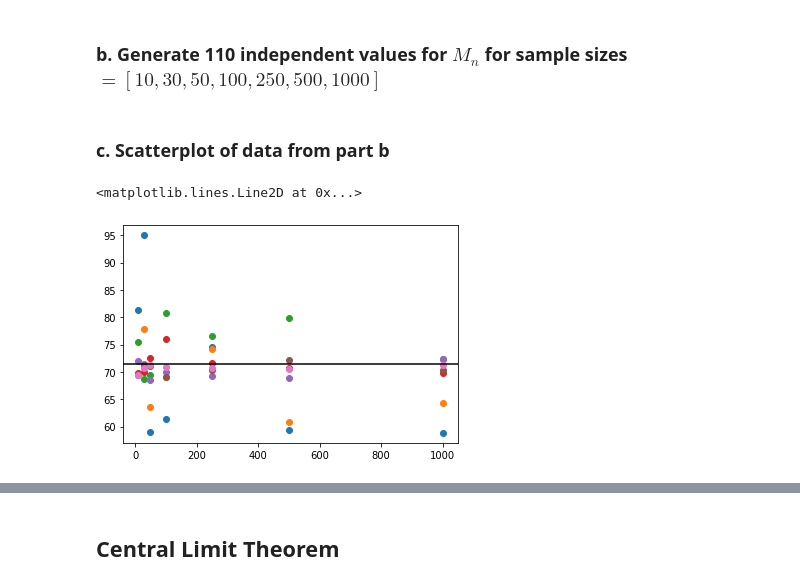
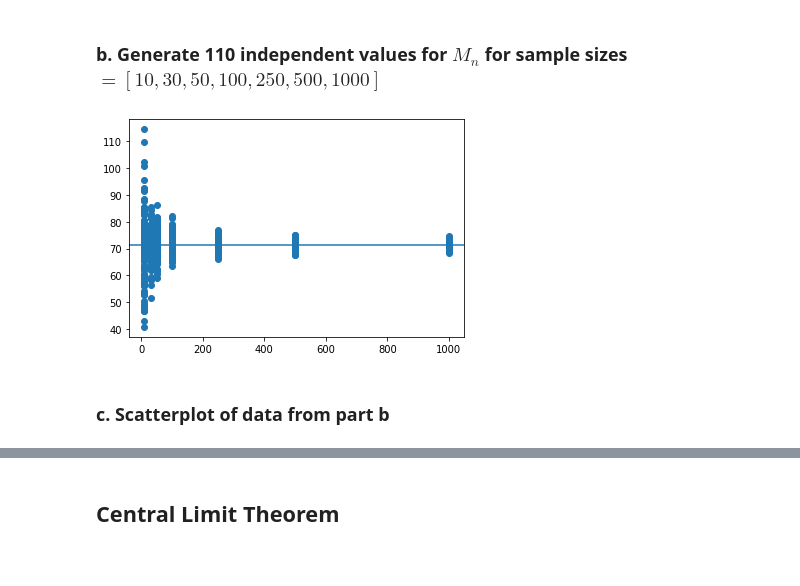
Before and after one commit to JoshuaTapp/APMA3100-Probability, a Jupyter notebook: APMA3100_project3.ipynb, the cells around one changed output, grey strips where cells are left out. Drawn from its saved outputs; the diff is of its cells as text; code cells hidden in the pictures.

Commit message:
Mn scatterplot correct

```diff
--- a/APMA3100_project3.ipynb
+++ b/APMA3100_project3.ipynb
@@ -69,17 +86,25 @@ for x in sampleSizes:
+# %%
+
+# arrays to store n values and sample means
+ns = np.empty(770) # n values
+ms = np.empty(770) # Mn values
+
+ns[0:110] = 10
+ns[110:220] = 30
+ns[220:330] = 50
+ns[330:440] = 100
+ns[440:550] = 250
+ns[550:660] = 500
+ns[660:770] = 1000
+
+for j in range(770):
+    ms[j] = NsimulateX(int(ns[j]))
+
+mean = np.sqrt(np.pi / (2*pow(1/57, 2)))
+plt.scatter(ns, ms)
+plt.axhline(mean)
+plt.show()
+# %% [output]
+[figure, added]
 # %% [markdown]
 ### c. Scatterplot of data from part b
-# %%
-plt.scatter(sampleSizes, simulatedValues[0][0:7])
-plt.scatter(sampleSizes, simulatedValues[1][0:7])
-plt.scatter(sampleSizes, simulatedValues[2][0:7])
-plt.scatter(sampleSizes, simulatedValues[3][0:7])
-plt.scatter(sampleSizes, simulatedValues[4][0:7])
-plt.scatter(sampleSizes, simulatedValues[5][0:7])
-plt.scatter(sampleSizes, simulatedValues[6][0:7])
-
-mean = np.sqrt(np.pi / (2*pow(1/57, 2)))
-plt.axhline(mean, color='black')
-# Need to look up how to properly plot all datapoints. Will only allow me to plot 7 data points per sample size
-# %% [output]
-<matplotlib.lines.Line2D at 0x...>
-[figure, removed]
```
Also changed, not shown: parts of 6 cells of this notebook.
